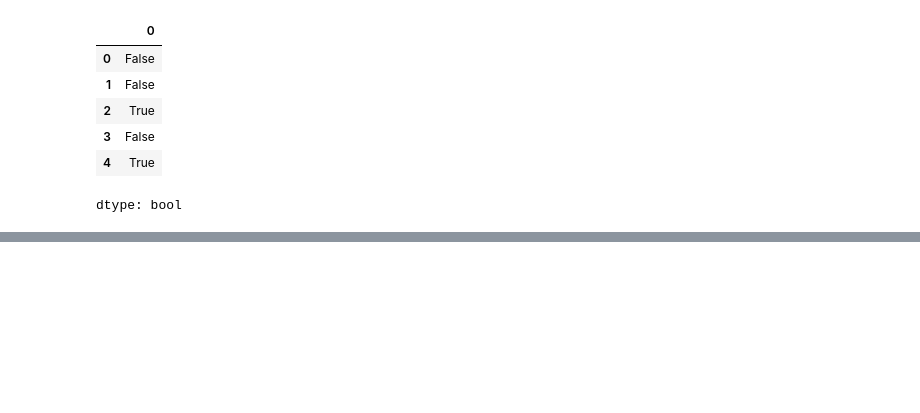
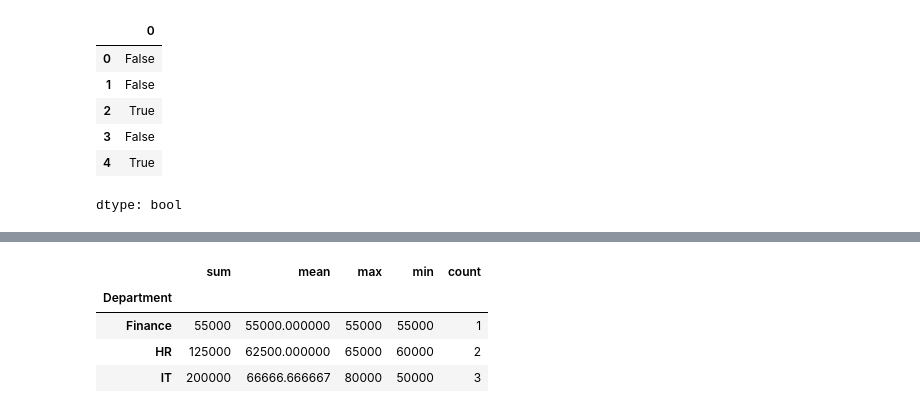
Before and after one commit to darshanshenoy06/Python_analyst, a Jupyter notebook: modules/Dummy.ipynb, the cells around one changed output, grey strips where cells are left out. Saved outputs shown, nothing was run; the diff lists cells and outputs as text; code cells hidden in the pictures; blank space fills up the shorter version.

```diff
--- a/modules/Dummy.ipynb
+++ b/modules/Dummy.ipynb
@@ -190,0 +366,7 @@ dtype: bool
+# %%
+gb = pd.DataFrame({
+    "Employee":["John","Mike","Sarah","Tom","David","Emma"],
+    "Department":["IT","HR","IT","Finance","HR","IT"],
+    "Gender":["M","M","F","M","M","F"],
+    "Salary":[50000,60000,70000,55000,65000,80000]
+})
@@ -190,0 +391,10 @@ dtype: bool
+# %%
+gb.groupby("Department")["Salary"].agg(
+    ["sum","mean","max","min","count"]
+)
+# %% [output]
+|  | sum | mean | max | min | count |
+| Department |  |  |  |  |  |
+| Finance | 55000 | 55000.000000 | 55000 | 55000 | 1 |
+| HR | 125000 | 62500.000000 | 65000 | 60000 | 2 |
+| IT | 200000 | 66666.666667 | 80000 | 50000 | 3 |
```
Also changed, not shown: parts of 31 cells of this notebook.
